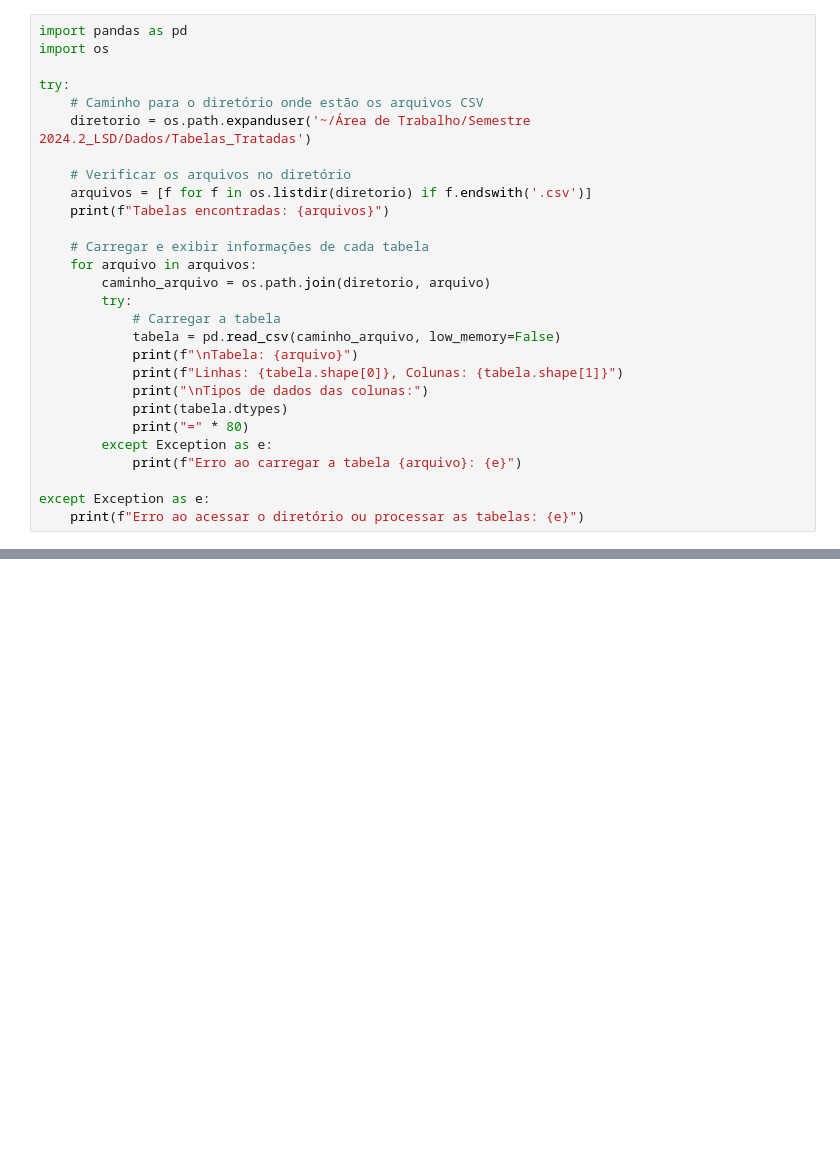
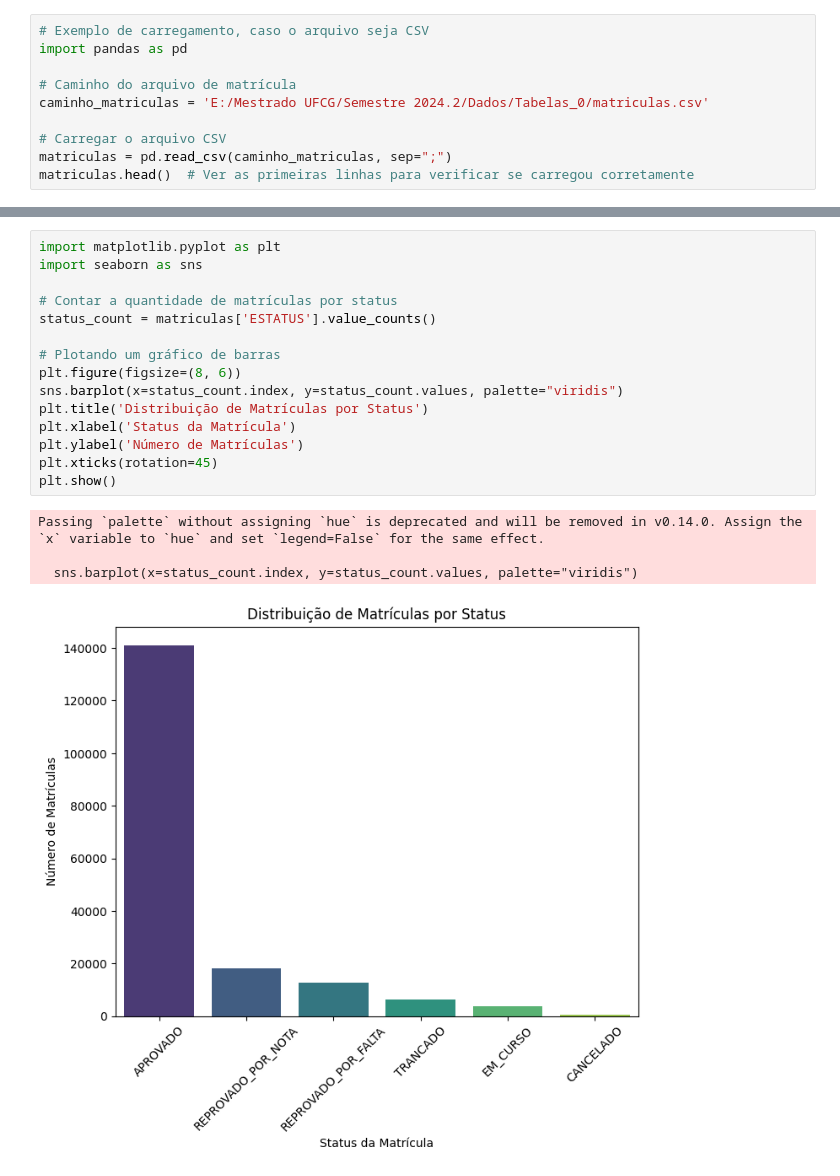
Before and after one commit to DiegoKazadi/ufcg-conhecendo-dados, a Jupyter notebook: detalhes.ipynb, the cells around one changed output, grey strips where cells are left out. Saved outputs shown, nothing was run; the diff lists cells and outputs as text; blank space fills up the shorter version.

```diff
--- a/detalhes.ipynb
+++ b/detalhes.ipynb
@@ -3,29 +3,11 @@
 # %%
+# Exemplo de carregamento, caso o arquivo seja CSV
 import pandas as pd
-import os
 
-try:
-    # Caminho para o diretório onde estão os arquivos CSV
-    diretorio = os.path.expanduser('~/Área de Trabalho/Semestre 2024.2_LSD/Dados/Tabelas_Tratadas')
+# Caminho do arquivo de matrícula
+caminho_matriculas = 'E:/Mestrado UFCG/Semestre 2024.2/Dados/Tabelas_0/matriculas.csv'
 
-    # Verificar os arquivos no diretório
-    arquivos = [f for f in os.listdir(diretorio) if f.endswith('.csv')]
-    print(f"Tabelas encontradas: {arquivos}")
-
-    # Carregar e exibir informações de cada tabela
-    for arquivo in arquivos:
-        caminho_arquivo = os.path.join(diretorio, arquivo)
-        try:
-            # Carregar a tabela
-            tabela = pd.read_csv(caminho_arquivo, low_memory=False)
-            print(f"\nTabela: {arquivo}")
-            print(f"Linhas: {tabela.shape[0]}, Colunas: {tabela.shape[1]}")
-            print("\nTipos de dados das colunas:")
-            print(tabela.dtypes)
-            print("=" * 80)
-        except Exception as e:
-            print(f"Erro ao carregar a tabela {arquivo}: {e}")
-
-except Exception as e:
-    print(f"Erro ao acessar o diretório ou processar as tabelas: {e}")
+# Carregar o arquivo CSV
+matriculas = pd.read_csv(caminho_matriculas, sep=";")
+matriculas.head()  # Ver as primeiras linhas para verificar se carregou corretamente
 # %% [output]
@@ -48,0 +29,20 @@ dtype: object
+# %%
+import matplotlib.pyplot as plt
+import seaborn as sns
+
+# Contar a quantidade de matrículas por status
+status_count = matriculas['ESTATUS'].value_counts()
+
+# Plotando um gráfico de barras
+plt.figure(figsize=(8, 6))
+sns.barplot(x=status_count.index, y=status_count.values, palette="viridis")
+plt.title('Distribuição de Matrículas por Status')
+plt.xlabel('Status da Matrícula')
+plt.ylabel('Número de Matrículas')
+plt.xticks(rotation=45)
+plt.show()
+# %% [output]
+Passing `palette` without assigning `hue` is deprecated and will be removed in v0.14.0. Assign the `x` variable to `hue` and set `legend=False` for the same effect.
+
+  sns.barplot(x=status_count.index, y=status_count.values, palette="viridis")
+[figure, added]
```
Also changed, not shown: parts of 8 cells of this notebook, 6 other files.
